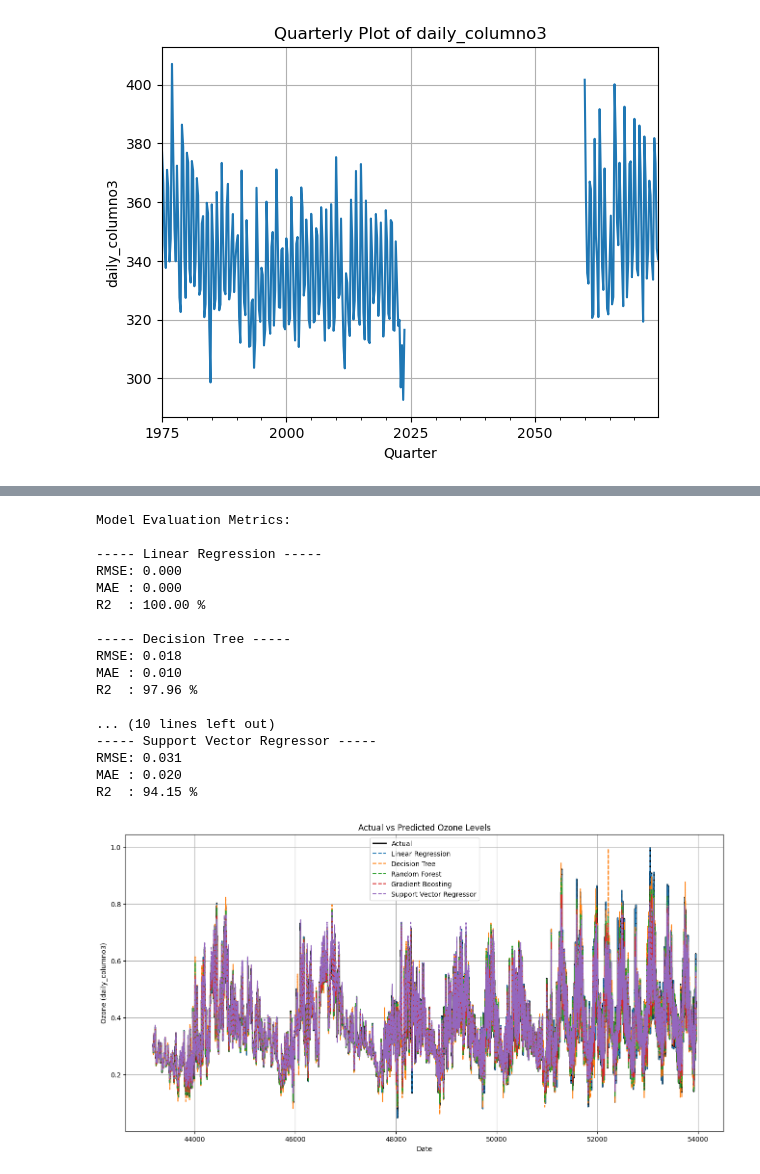
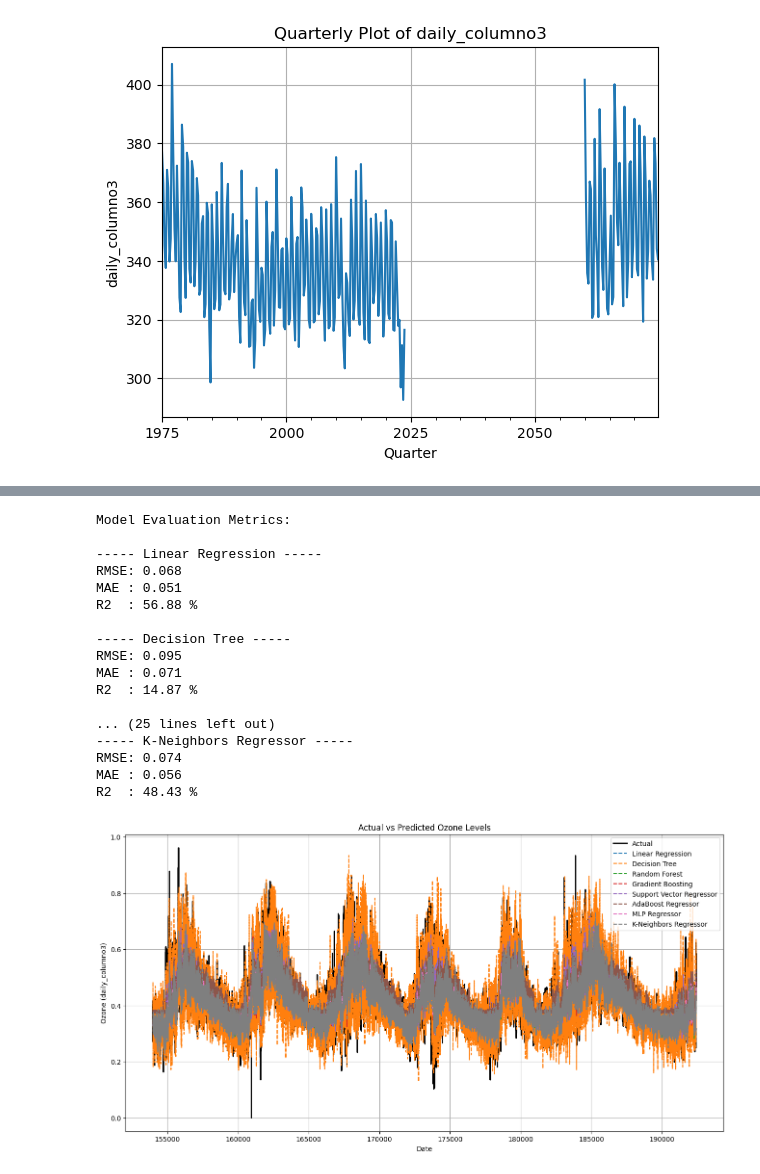
Before and after one commit to Abir784/Predictve-analysis-of-ozone-layer-using-ML, a Jupyter notebook: with_canada_dataset.ipynb, the cells around one changed output, grey strips where cells are left out. Cells and saved outputs as stored; diff of their text form; code cells hidden in the pictures.

Commit message:
Canada based Dataset

```diff
--- a/with_canada_dataset.ipynb
+++ b/with_canada_dataset.ipynb
@@ -49,5 +52,5 @@ from sklearn.metrics import mean_squared_error, mean_absolute_error, r2_score
 # %%
-df=pd.read_csv('New Dataset/result.csv')
+df=pd.read_csv('New Dataset/result _2.csv')
 df.head()
 # %% [output]
 |  | Y | X | data_payload_id | instance_datetime | url | agency | platform_type | platform_id | ... |
@@ -236,6 +249,7 @@ from statsmodels.tsa.stattools import acf
 # 2. Scale the data
 scaler = MinMaxScaler()
 df['daily_columno3'] = scaler.fit_transform(df[['daily_columno3']])
+df = df.sort_values('daily_date', ascending=True).reset_index(drop=True)
 
 # 3. Calculate ACF values on scaled data
 acf_vals, confint = acf(df['daily_columno3'], nlags=30, alpha=0.05)
@@ -280,0 +298,3 @@ df.head()
+# %%
+df=pd.read_csv('New Dataset/result _2.csv')
+df.head()
@@ -281,27 +326,19 @@ df.head()
 # %%
-df['daily_date'] = pd.to_datetime(df['daily_date'], format='%d-%m-%y')
+# df['daily_date'] = pd.to_datetime(df['daily_date'], format='%d-%m-%y')
 
 # 2. Sort the dataframe by the full date (oldest to latest)
+scaler = MinMaxScaler()
+df['daily_columno3'] = scaler.fit_transform(df[['daily_columno3']])
 df = df.sort_values('daily_date', ascending=True).reset_index(drop=True)
 
 # Rolling average feature (7-day)
-df['rolling_avg'] = df['daily_columno3'].rolling(window=3).mean().bfill()
+df['rolling_avg'] = df['daily_columno3'].shift(1).rolling(window=10).mean().bfill()
+df['rolling_std'] = df['daily_columno3'].shift(1).rolling(window=10).std().bfill()
+df['ewm_avg'] = df['daily_columno3'].shift(1).ewm(span=10).mean().bfill()
+df['ewm_std'] = df['daily_columno3'].shift(1).ewm(span=10).std().bfill()
+for i in range(1, 121):
+  df[f'lag{i}'] = df['daily_columno3'].shift(i)
 
-df['lag1'] = df['daily_columno3'].shift(1)
-df['lag2'] = df['daily_columno3'].shift(2)
-df['lag3'] = df['daily_columno3'].shift(3)
-df['lag4'] = df['daily_columno3'].shift(4)
-df['lag5'] = df['daily_columno3'].shift(5)
-df['lag6'] = df['daily_columno3'].shift(6)
-df['lag7'] = df['daily_columno3'].shift(7)
-df['lag8'] = df['daily_columno3'].shift(8)
-df['lag9'] = df['daily_columno3'].shift(9)
-df['lag10'] = df['daily_columno3'].shift(10)
-df['lag11'] = df['daily_columno3'].shift(11)
-df['lag12'] = df['daily_columno3'].shift(12)
-df['lag13'] = df['daily_columno3'].shift(13)
-df['lag14'] = df['daily_columno3'].shift(14)
-df['lag15'] = df['daily_columno3'].shift(15)
 df.dropna(inplace=True)
 print(df.shape)
 df.head()
@@ -310,6 +354,11 @@ KeyError: 'daily_date'
 # %%
 
-X = df[['lag1', 'lag2', 'lag3', 'lag4', 'lag5', 'lag6', 'lag7', 'lag8', 'lag9', 'lag10', 'lag11', 'lag12', 'lag13', 'lag14', 'lag15']]
+lag_features = [f'lag{i}' for i in range(1, 121)]
+lag_features.append('rolling_avg')
+lag_features.append('rolling_std')
+lag_features.append('ewm_avg')
+lag_features.append('ewm_std')
+X= df[lag_features]
 y = df['daily_columno3']
 
 # Train-test split
@@ -321,7 +370,10 @@ models = {
     'Decision Tree': DecisionTreeRegressor(random_state=42),
     'Random Forest': RandomForestRegressor(n_estimators=100, random_state=42),
     'Gradient Boosting': GradientBoostingRegressor(n_estimators=100, random_state=42),
-    'Support Vector Regressor': SVR()
+    'Support Vector Regressor': SVR(),
+    'AdaBoost Regressor': AdaBoostRegressor(n_estimators=50, random_state=42),
+    'MLP Regressor': MLPRegressor(hidden_layer_sizes=(50,), max_iter=500, random_state=42),
+    'K-Neighbors Regressor': KNeighborsRegressor(n_neighbors=3)
 }
 
 # STEP 4: Train, Predict, and Evaluate
@@ -349,42 +401,42 @@ for name, model in models.items():
 print("Model Evaluation Metrics:\n")
 for name, res in results.items():
     print(f"----- {name} -----")
     print(f"RMSE: {res['RMSE']:.3f}")
     print(f"MAE : {res['MAE']:.3f}")
     print(f"R2  : {(res['R2']*100):.2f} %\n")
 
 # STEP 6: Plot actual vs predicted
 plt.figure(figsize=(16, 8))
 
 # Actual data
 plt.plot(y_test.index, y_test.values, label='Actual', color='black', linewidth=2)
 
 # Predictions from each model
 for name, res in results.items():
     plt.plot(y_test.index, res['Predictions'], label=name, linestyle='--')
 
 plt.title('Actual vs Predicted Ozone Levels')
 plt.xlabel('Date')
 plt.ylabel('Ozone (daily_columno3)')
 plt.legend()
 plt.grid(True)
 plt.show()
 # %% [output]
 Model Evaluation Metrics:
 
 ----- Linear Regression -----
-RMSE: 0.000
-MAE : 0.000
-R2  : 100.00 %
+RMSE: 0.068
+MAE : 0.051
+R2  : 56.88 %
 
 ----- Decision Tree -----
-RMSE: 0.018
-MAE : 0.010
-R2  : 97.96 %
+RMSE: 0.095
+MAE : 0.071
+R2  : 14.87 %
 
-... (10 lines left out)
------ Support Vector Regressor -----
-RMSE: 0.031
-MAE : 0.020
-R2  : 94.15 %
+... (25 lines left out)
+----- K-Neighbors Regressor -----
+RMSE: 0.074
+MAE : 0.056
+R2  : 48.43 %
-[figure, old version]
+[figure, new version]
```
Also changed, not shown: parts of 17 cells of this notebook, 3 other files.
